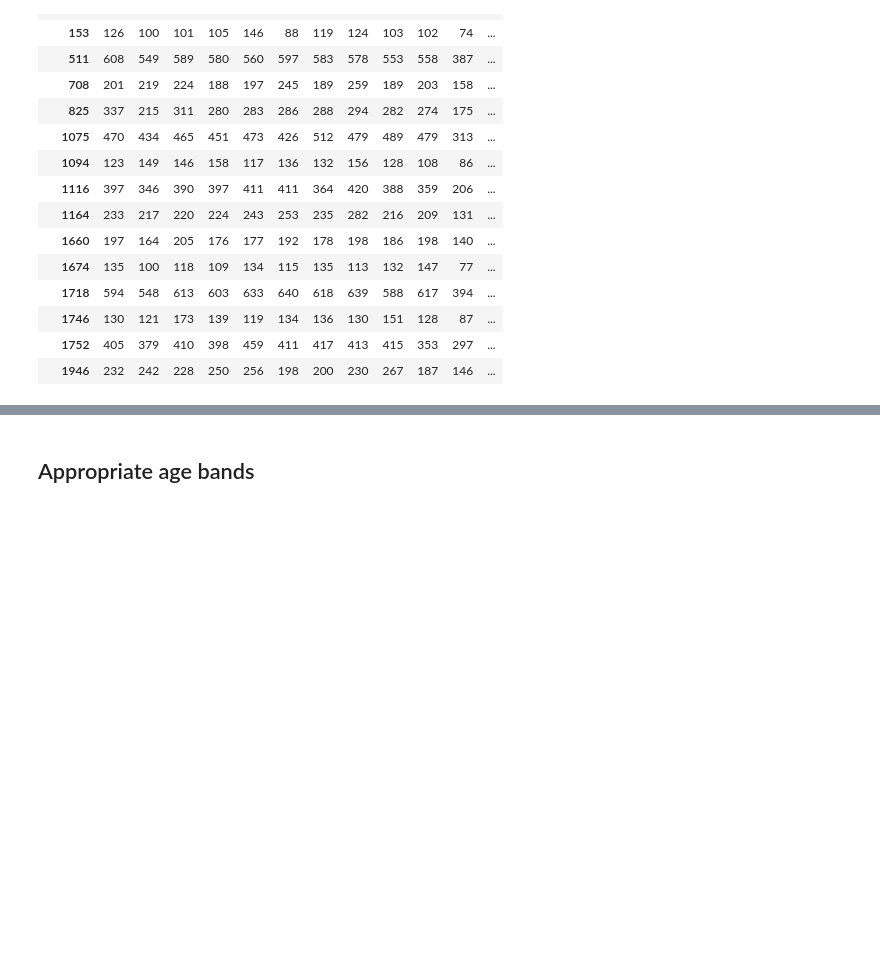
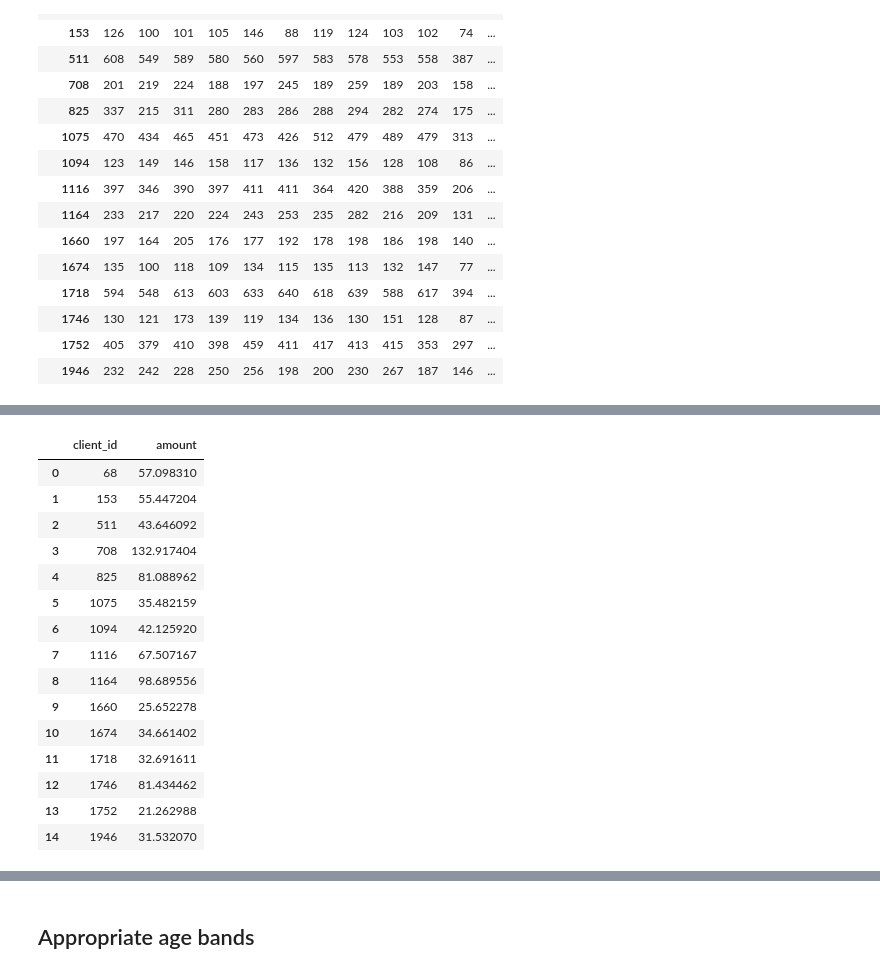
Before and after one commit to parulgarg19-sudo/HeroViredClass, a Jupyter notebook: Parul_Goenka_DSDEAI_21.ipynb, the cells around one changed output, grey strips where cells are left out. Cells and saved outputs as stored; diff of their text form; code cells hidden in the pictures; blank space fills up the shorter version.

```diff
--- a/Parul_Goenka_DSDEAI_21.ipynb
+++ b/Parul_Goenka_DSDEAI_21.ipynb
@@ -1157,0 +1193,19 @@ Are young customers online heavy?
+# %%
+avg_per_client
+# %% [output]
+|  | client_id | amount |
+| 0 | 68 | 57.098310 |
+| 1 | 153 | 55.447204 |
+| 2 | 511 | 43.646092 |
+| 3 | 708 | 132.917404 |
+| 4 | 825 | 81.088962 |
+| 5 | 1075 | 35.482159 |
+| 6 | 1094 | 42.125920 |
+| 7 | 1116 | 67.507167 |
+| 8 | 1164 | 98.689556 |
+| 9 | 1660 | 25.652278 |
+| 10 | 1674 | 34.661402 |
+| 11 | 1718 | 32.691611 |
+| 12 | 1746 | 81.434462 |
+| 13 | 1752 | 21.262988 |
+| 14 | 1946 | 31.532070 |
```
Also changed, not shown: parts of 20 cells of this notebook.
